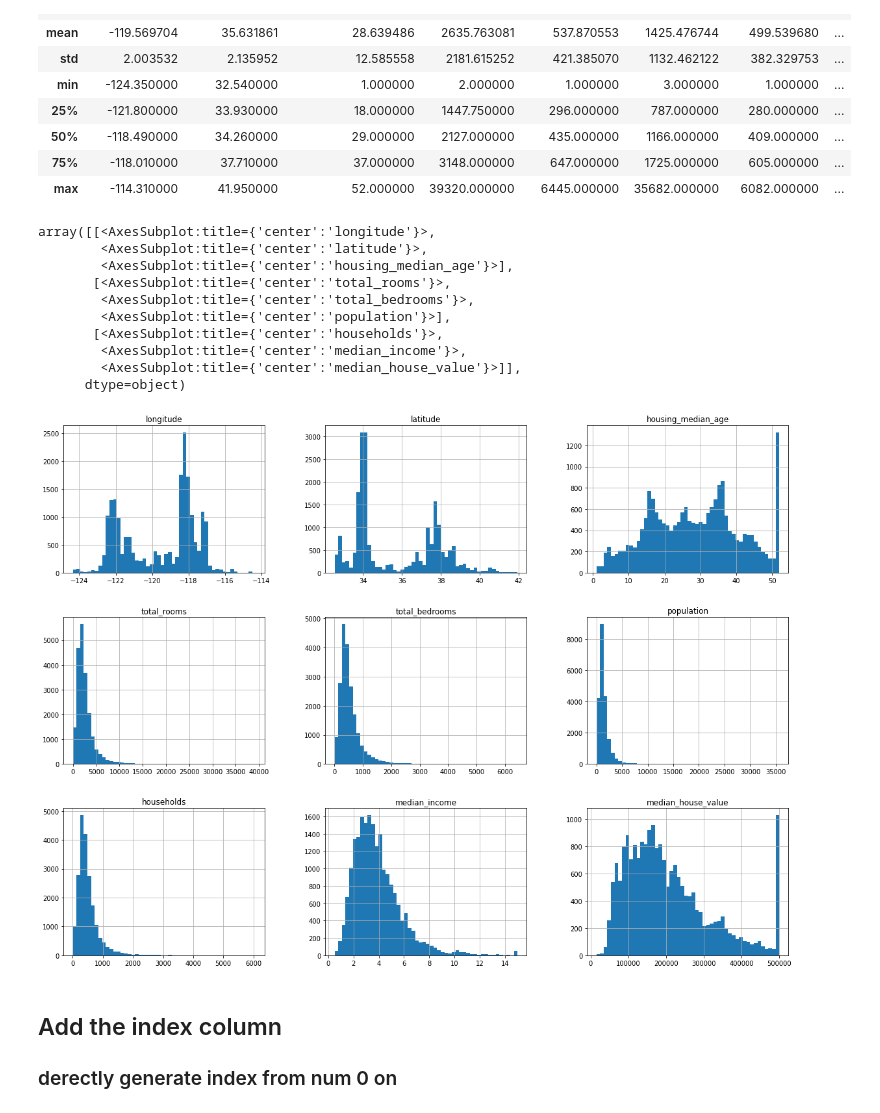
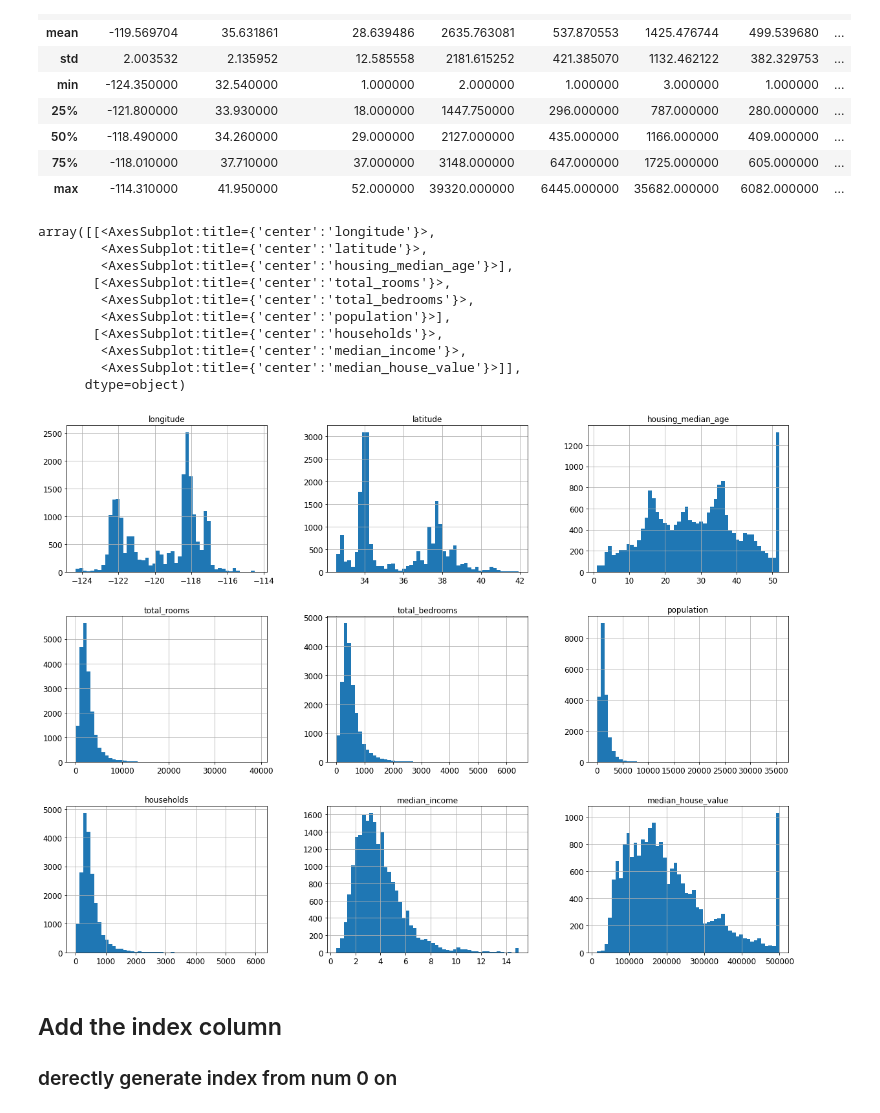
Before and after one commit to CarlyleMan/learning-tf2, a Jupyter notebook: ch2.ipynb, the cells around one changed output. Saved outputs shown, nothing was run; the diff lists cells and outputs as text; code cells hidden in the pictures.

Commit message:
visualize part of data attributes

```diff
--- a/ch2.ipynb
+++ b/ch2.ipynb
@@ -57,22 +57,27 @@ housing.describe()
 | 75% | -118.010000 | 37.710000 | 37.000000 | 3148.000000 | 647.000000 | 1725.000000 | 605.000000 | ... |
 | max | -114.310000 | 41.950000 | 52.000000 | 39320.000000 | 6445.000000 | 35682.000000 | 6082.000000 | ... |
 # %%
+# To plot pretty figures
+import matplotlib as mpl
 import matplotlib.pyplot as plt
 %matplotlib inline
+mpl.rc('axes', labelsize=14)
+mpl.rc('xtick', labelsize=12)
+mpl.rc('ytick', labelsize=12)
 
 housing.hist(bins=50, figsize=(20, 15))
 # %% [output]
 array([[<AxesSubplot:title={'center':'longitude'}>,
         <AxesSubplot:title={'center':'latitude'}>,
         <AxesSubplot:title={'center':'housing_median_age'}>],
        [<AxesSubplot:title={'center':'total_rooms'}>,
         <AxesSubplot:title={'center':'total_bedrooms'}>,
         <AxesSubplot:title={'center':'population'}>],
        [<AxesSubplot:title={'center':'households'}>,
         <AxesSubplot:title={'center':'median_income'}>,
         <AxesSubplot:title={'center':'median_house_value'}>]],
       dtype=object)
-[figure, old version]
+[figure, new version]
 # %% [markdown]
 ## Add the index column
 ### derectly generate index from num 0 on
```
Also changed, not shown: parts of 7 cells of this notebook.
